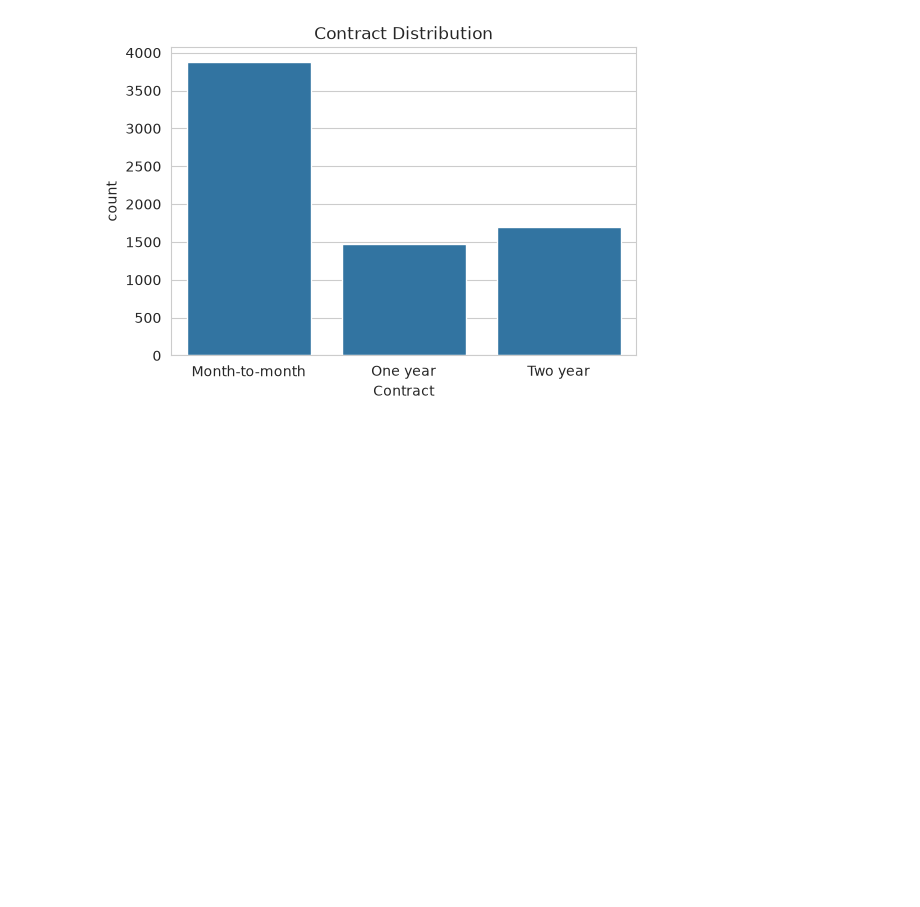
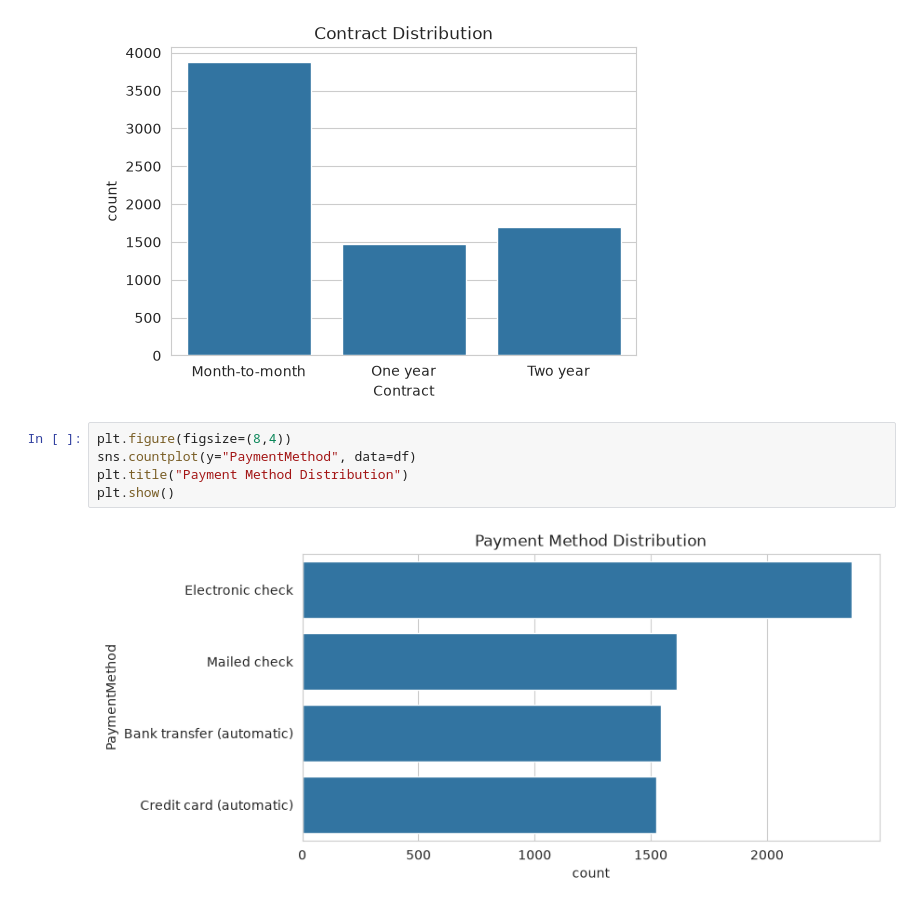
Before and after one commit to ShubhamMewara717/customer-churn-prediction, a Jupyter notebook: notebooks/02_data_cleaning_eda.ipynb, the cells around one changed output. Drawn from its saved outputs; the diff is of its cells as text; blank space fills up the shorter version.

Commit message:
Day 4: Data preprocessing completed

```diff
--- a/notebooks/02_data_cleaning_eda.ipynb
+++ b/notebooks/02_data_cleaning_eda.ipynb
@@ -115,3 +115,10 @@ plt.title("Contract Distribution")
 plt.show()
 # %% [output]
 [figure]
+# %%
+plt.figure(figsize=(8,4))
+sns.countplot(y="PaymentMethod", data=df)
+plt.title("Payment Method Distribution")
+plt.show()
+# %% [output]
+[figure, added]
```
Also changed, not shown: 3 other files.
